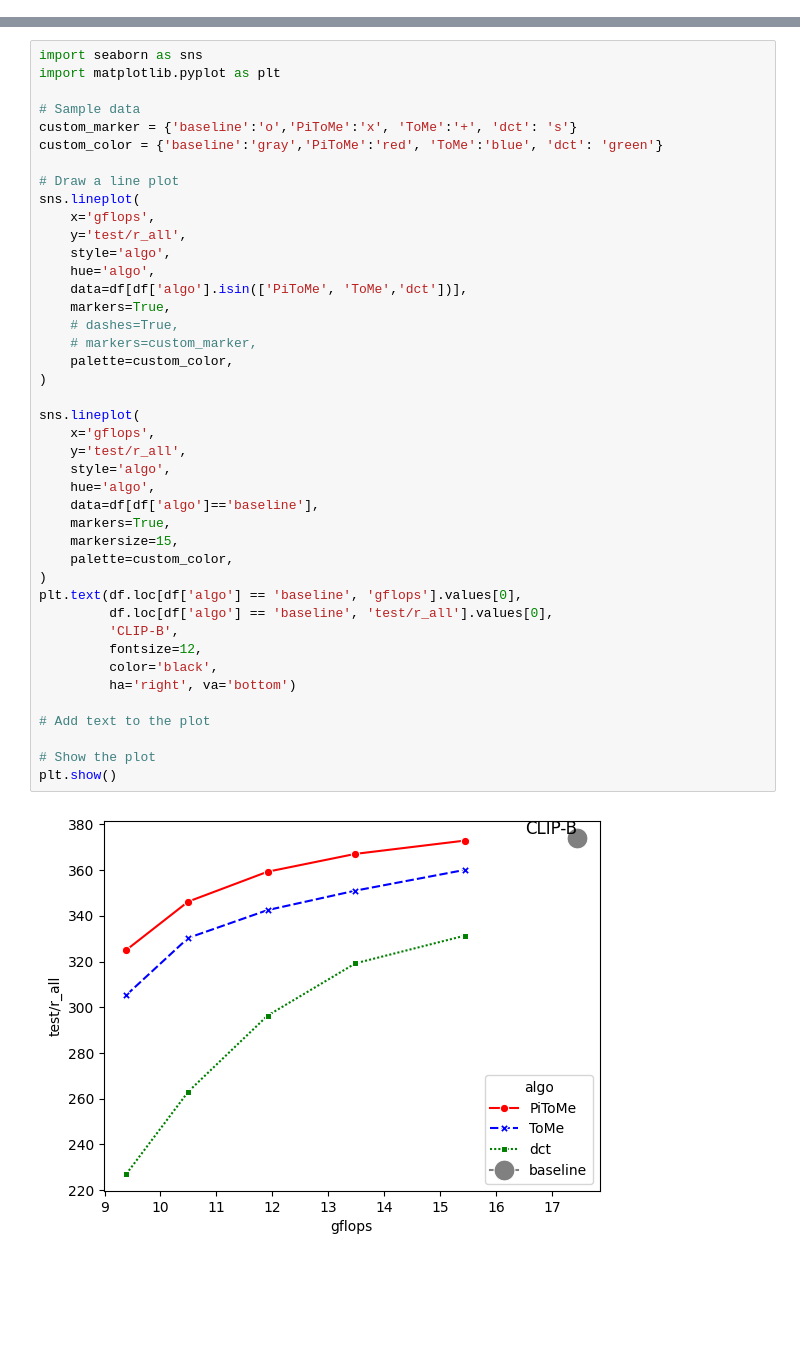
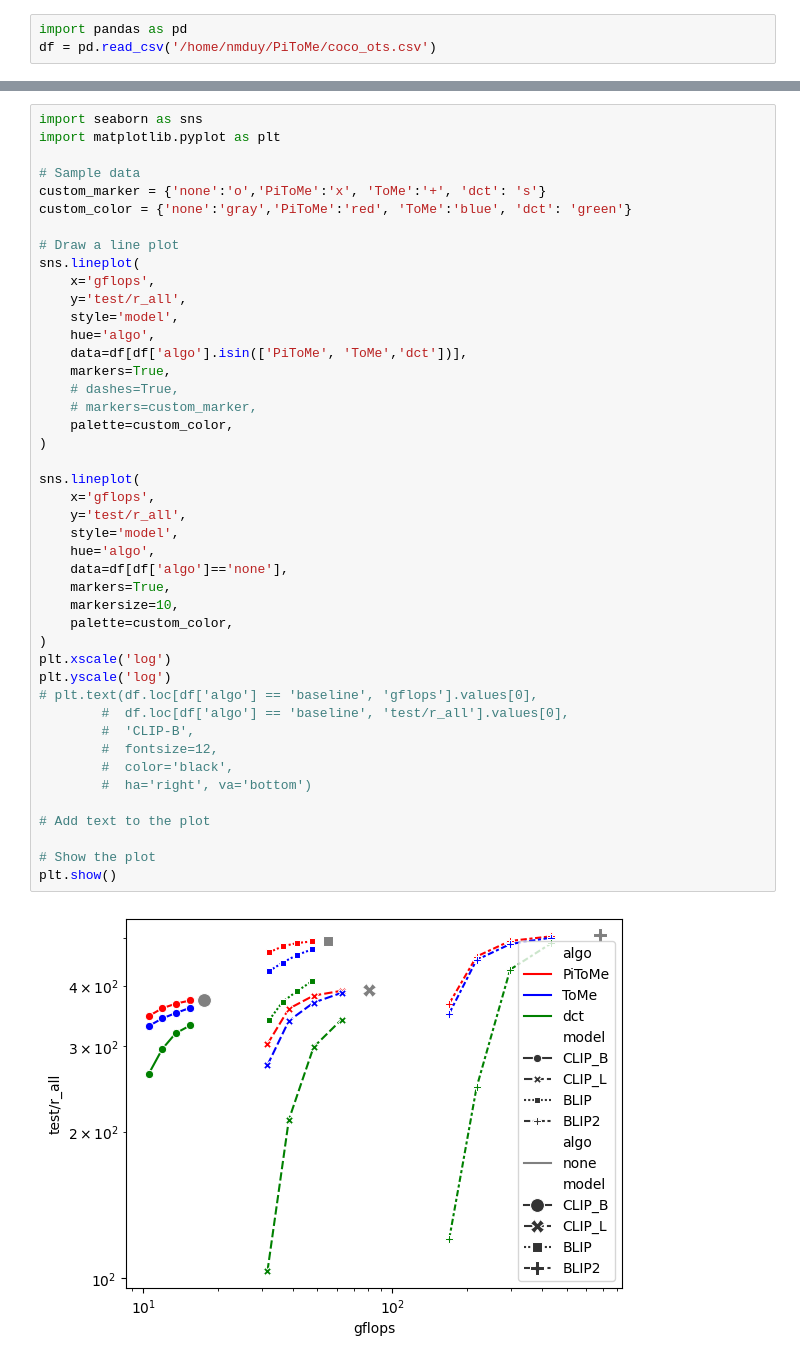
Before and after one commit to hchautran/PiToMe, a Jupyter notebook: itr/plot.ipynb, the cells around one changed output, grey strips where cells are left out. Saved outputs shown, nothing was run; the diff lists cells and outputs as text; blank space fills up the shorter version.

```diff
--- a/itr/plot.ipynb
+++ b/itr/plot.ipynb
@@ -101,0 +1,3 @@ df = pd.read_csv('coco_results.csv')
+# %%
+import pandas as pd
+df = pd.read_csv('/home/nmduy/PiToMe/coco_ots.csv')
@@ -103,43 +21,45 @@ df = pd.read_csv('coco_results.csv')
 import seaborn as sns
 import matplotlib.pyplot as plt
 
 # Sample data
-custom_marker = {'baseline':'o','PiToMe':'x', 'ToMe':'+', 'dct': 's'}
-custom_color = {'baseline':'gray','PiToMe':'red', 'ToMe':'blue', 'dct': 'green'}
+custom_marker = {'none':'o','PiToMe':'x', 'ToMe':'+', 'dct': 's'}
+custom_color = {'none':'gray','PiToMe':'red', 'ToMe':'blue', 'dct': 'green'}
 
 # Draw a line plot
 sns.lineplot(
     x='gflops',
     y='test/r_all',
-    style='algo',
+    style='model',
     hue='algo',
     data=df[df['algo'].isin(['PiToMe', 'ToMe','dct'])],
     markers=True,
     # dashes=True,
     # markers=custom_marker,
     palette=custom_color,
 )
 
 sns.lineplot(
     x='gflops',
     y='test/r_all',
-    style='algo',
+    style='model',
     hue='algo',
-    data=df[df['algo']=='baseline'],
+    data=df[df['algo']=='none'],
     markers=True,
-    markersize=15,
+    markersize=10,
     palette=custom_color,
 )
-plt.text(df.loc[df['algo'] == 'baseline', 'gflops'].values[0],
-         df.loc[df['algo'] == 'baseline', 'test/r_all'].values[0],
-         'CLIP-B',
-         fontsize=12,
-         color='black',
-         ha='right', va='bottom')
+plt.xscale('log')
+plt.yscale('log')
+# plt.text(df.loc[df['algo'] == 'baseline', 'gflops'].values[0],
+        #  df.loc[df['algo'] == 'baseline', 'test/r_all'].values[0],
+        #  'CLIP-B',
+        #  fontsize=12,
+        #  color='black',
+        #  ha='right', va='bottom')
 
 # Add text to the plot
 
 # Show the plot
 plt.show()
 # %% [output]
-[figure, old version]
+[figure, new version]
```
Also changed, not shown: parts of 3 cells of this notebook, 33 other files.
